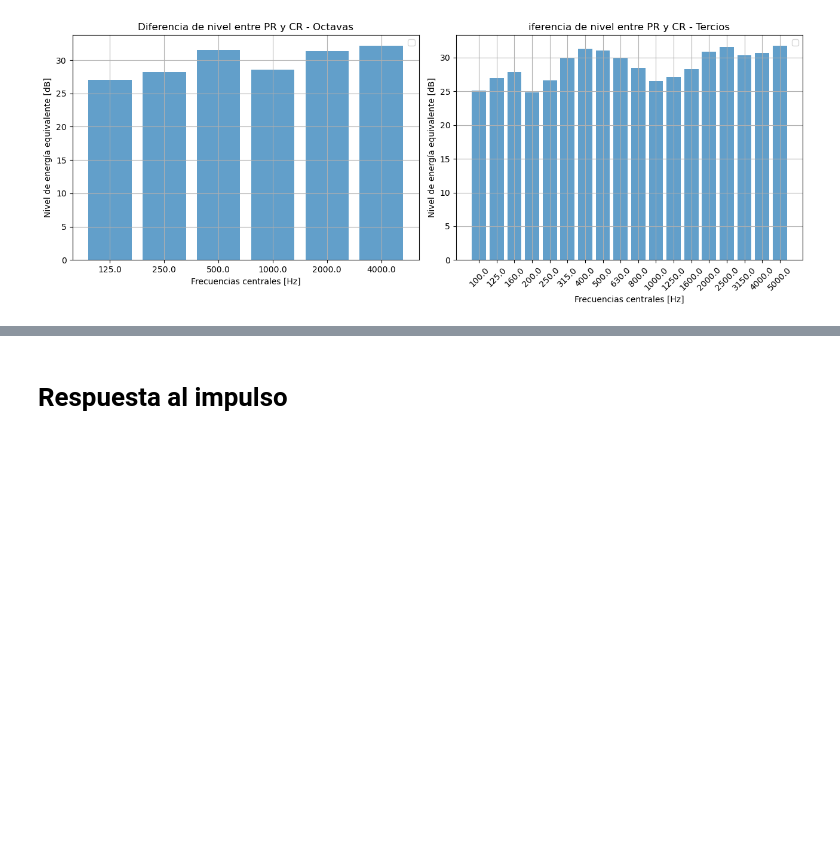
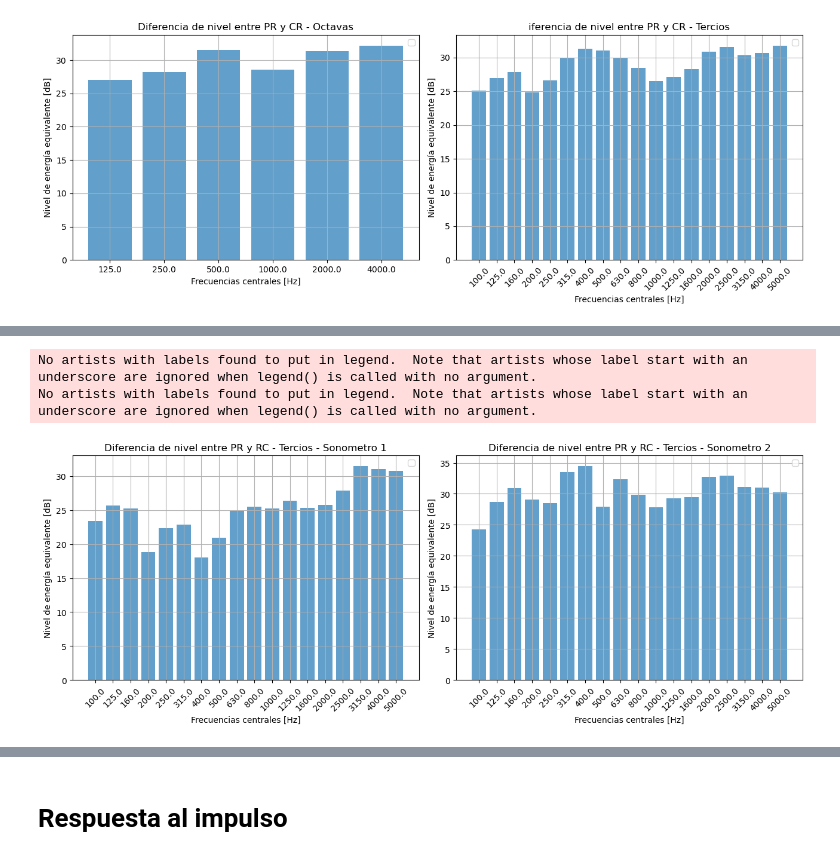
Before and after one commit to Joaqo99/tp2-sys, a Jupyter notebook: Presentacion.ipynb, the cells around one changed output, grey strips where cells are left out. Saved outputs shown, nothing was run; the diff lists cells and outputs as text; code cells hidden in the pictures; blank space fills up the shorter version.

```diff
--- a/Presentacion.ipynb
+++ b/Presentacion.ipynb
@@ -619,0 +618,16 @@ No artists with labels found to put in legend.  Note that artists whose label st
+# %%
+dif_thirds_s1 = avg_thirds_s1_rr_corr - thirds_bands_leq_s1_nf
+dif_thirds_s2 = avg_thirds_s2_rr_corr - thirds_bands_leq_s2_nf
+
+dif_thirds_s1_plot_data = {"leq":dif_thirds_s1}
+dif_thirds_s2_plot_data = {"leq":dif_thirds_s2}
+
+title = ["Diferencia de nivel entre PR y RC - Tercios - Sonometro 1", "Diferencia de nivel entre PR y RC - Tercios - Sonometro 2"]
+dif_thirds_s1_plot =  lambda: plot.plot_leqs(dif_thirds_s1_plot_data, x=nominal_thirds_central_freqs, title=title[0], rotate=True, show=False)
+dif_thirds_s2_plot =  lambda: plot.plot_leqs(dif_thirds_s2_plot_data, x=nominal_thirds_central_freqs, title=title[1], rotate=True, show=False)
+
+plot.multiplot(dif_thirds_s1_plot, dif_thirds_s2_plot, figsize=(13, 5))
+# %% [output]
+No artists with labels found to put in legend.  Note that artists whose label start with an underscore are ignored when legend() is called with no argument.
+No artists with labels found to put in legend.  Note that artists whose label start with an underscore are ignored when legend() is called with no argument.
+[figure, added]
```
Also changed, not shown: parts of 13 cells of this notebook, 1 other file.
